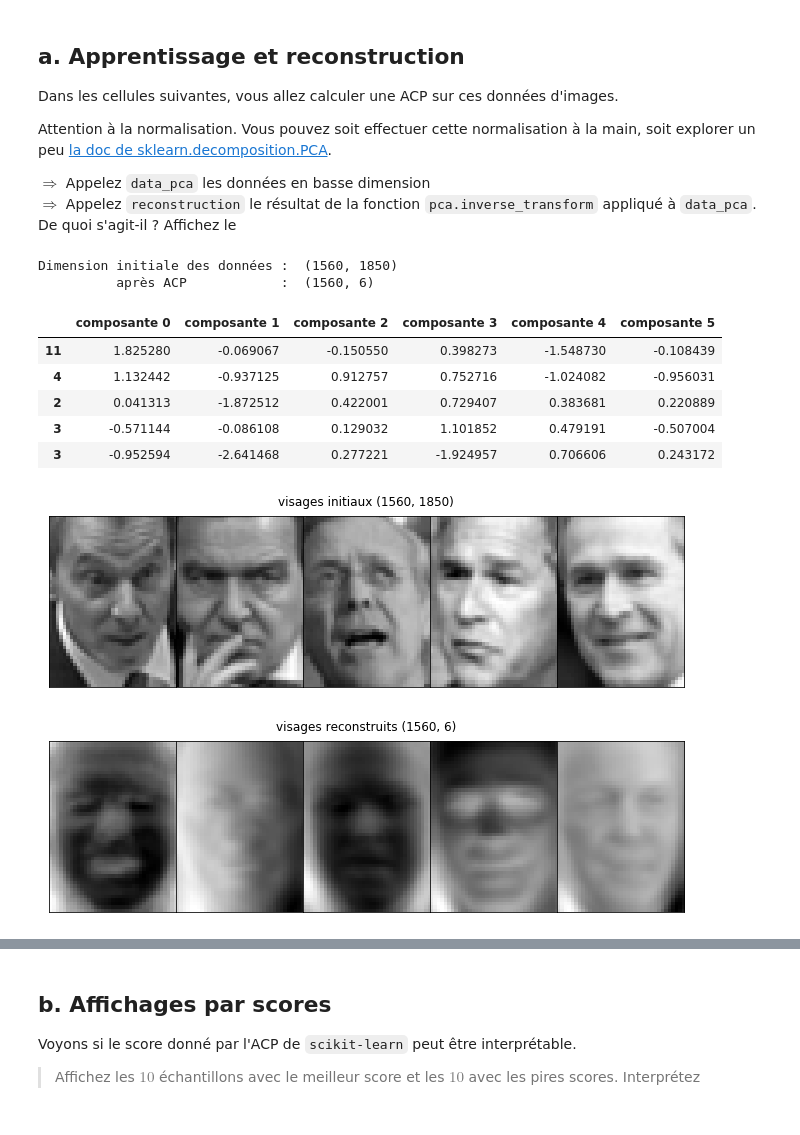
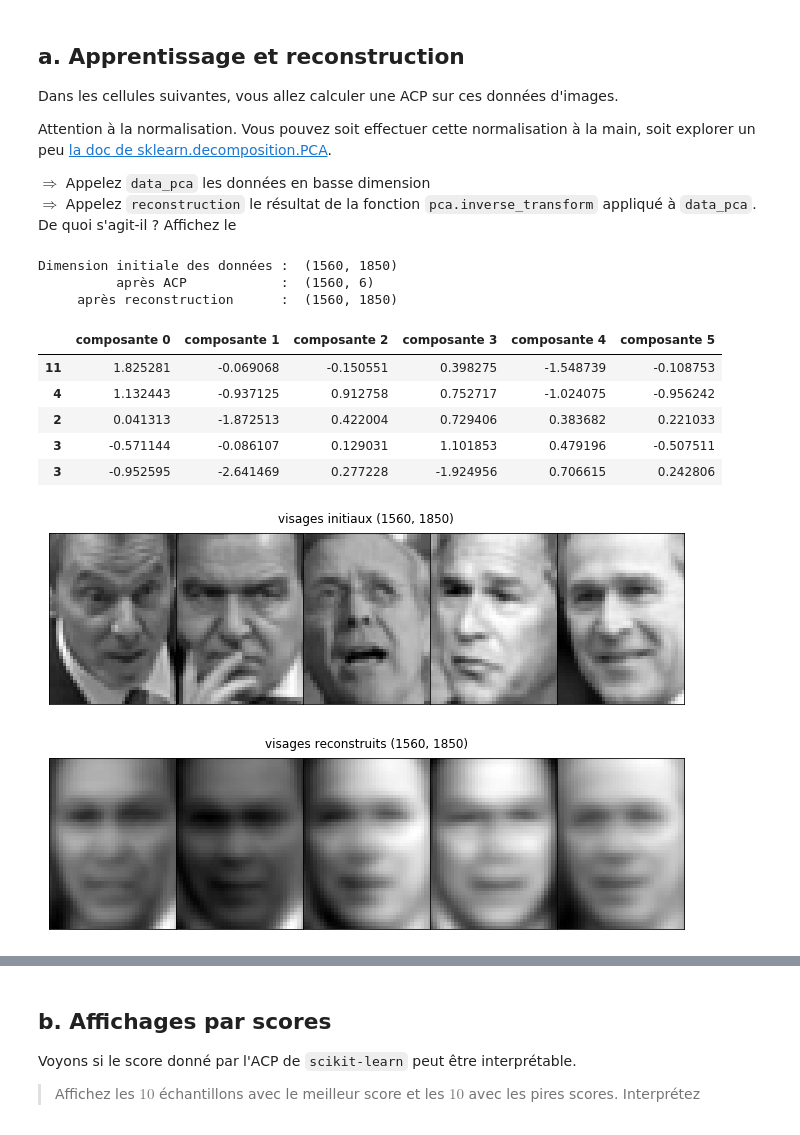
Before and after one commit to campusplage/compte-rendus-jottras_juventin, a Jupyter notebook: TP2_sklearn.ipynb, the cells around one changed output, grey strips where cells are left out. Drawn from its saved outputs; the diff is of its cells as text; code cells hidden in the pictures.

```diff
--- a/TP2_sklearn.ipynb
+++ b/TP2_sklearn.ipynb
@@ -299,29 +299,33 @@ pca_names = ['composante %d' % d for d in range(6)]
 data_pca = pandas.DataFrame(images_transformed,
                             index=d.target,
                             columns=pca_names)
-data_pca.head()
 
 ## calculez la reconstruction correspondante
-##reconstruction = ....
+# On applique un inverse_transform sur nos images transformées
+data_reco = pca.inverse_transform(images_transformed)
+print('     après reconstruction      : ', data_reco.shape)
+
+data_pca.head()
 # %% [output]
 Dimension initiale des données :  (1560, 1850)
           après ACP            :  (1560, 6)
+     après reconstruction      :  (1560, 1850)
 |  | composante 0 | composante 1 | composante 2 | composante 3 | composante 4 | composante 5 |
-| 11 | 1.825280 | -0.069067 | -0.150550 | 0.398273 | -1.548730 | -0.108439 |
-| 4 | 1.132442 | -0.937125 | 0.912757 | 0.752716 | -1.024082 | -0.956031 |
-| 2 | 0.041313 | -1.872512 | 0.422001 | 0.729407 | 0.383681 | 0.220889 |
-| 3 | -0.571144 | -0.086108 | 0.129032 | 1.101852 | 0.479191 | -0.507004 |
-| 3 | -0.952594 | -2.641468 | 0.277221 | -1.924957 | 0.706606 | 0.243172 |
+| 11 | 1.825281 | -0.069068 | -0.150551 | 0.398275 | -1.548739 | -0.108753 |
+| 4 | 1.132443 | -0.937125 | 0.912758 | 0.752717 | -1.024075 | -0.956242 |
+| 2 | 0.041313 | -1.872513 | 0.422004 | 0.729406 | 0.383682 | 0.221033 |
+| 3 | -0.571144 | -0.086107 | 0.129031 | 1.101853 | 0.479196 | -0.507511 |
+| 3 | -0.952595 | -2.641469 | 0.277228 | -1.924956 | 0.706615 | 0.242806 |
 # %%
 ## Affichez sur une ligne les 5 premières images originales
 plot_images(d.data, 'visages initiaux ' + str(d.data.shape), n_row=1, n_col=5)
 
 ## Affichez sur une ligne leur reconstruction, en indiquant le nombre de composantes dans le titre
-plot_images(pca.components_, 'visages reconstruits ' + str(images_transformed.shape), n_row=1, n_col=5)
+plot_images(data_reco, 'visages reconstruits ' + str(data_reco.shape), n_row=1, n_col=5)
 # L'ordre des images initiales et reconstruites est différent
 # %% [output]
 [figure]
-[figure, old version]
+[figure, new version]
 # %%
 ## Maintenant, pour les nombres de composantes suivants: 5, 10, 30, 50, 70, 100, 200, affichez les visages reconstruits sur une ligne
 ## puis les visages initiaux sur une ligne.
```
Also changed, not shown: parts of 4 cells of this notebook.
